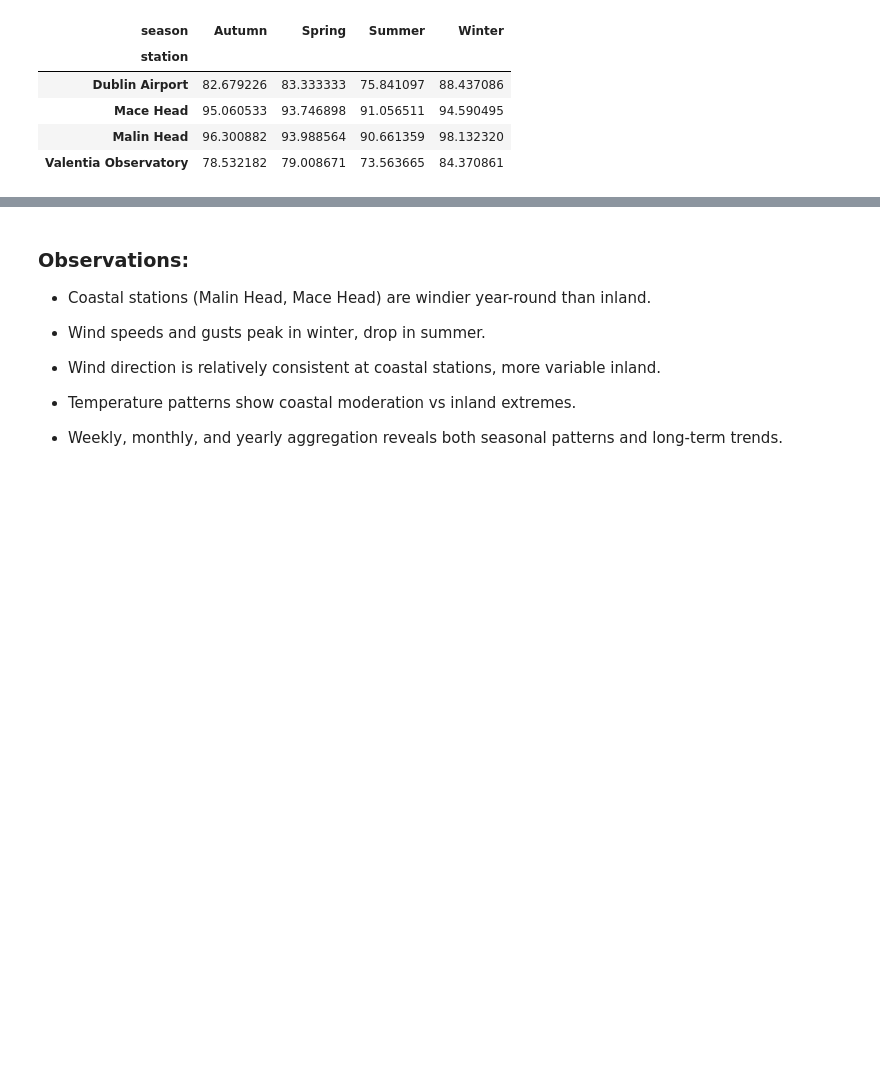
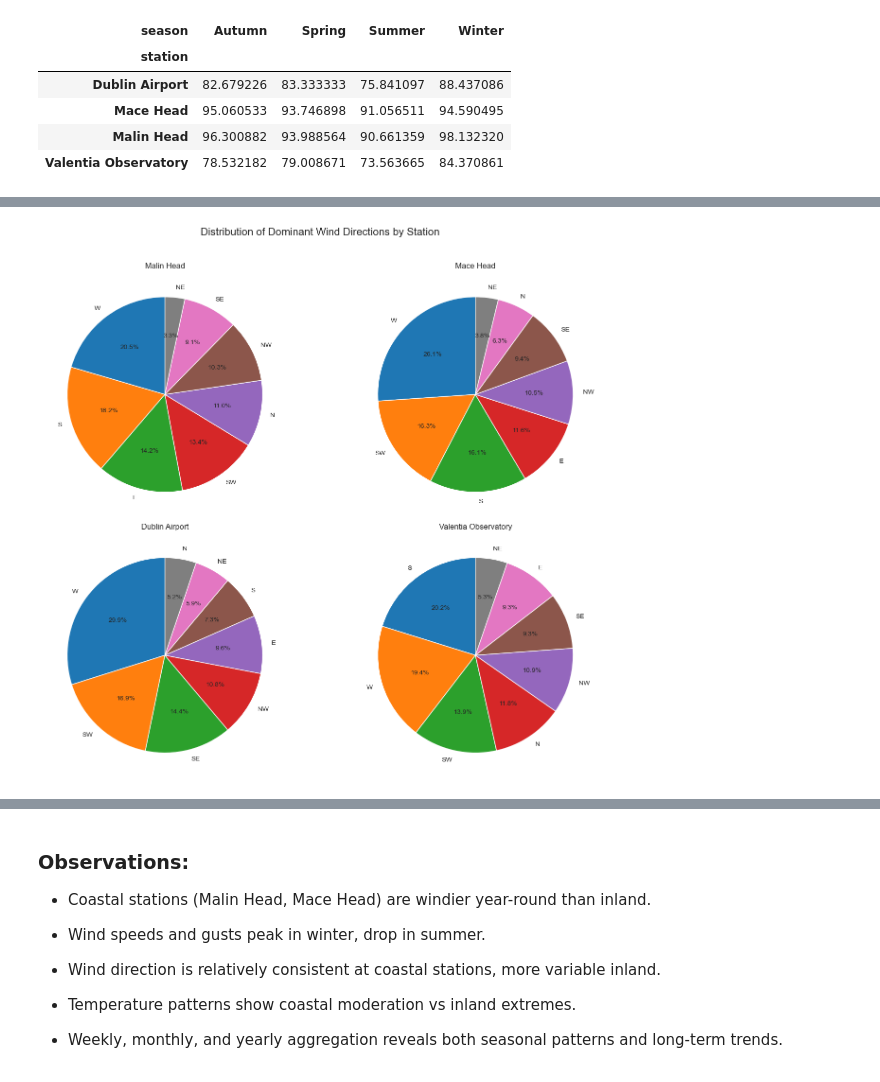
Before and after one commit to fin81985/PFDA-Project, a Jupyter notebook: wind_analysis.ipynb, the cells around one changed output, grey strips where cells are left out. Drawn from its saved outputs; the diff is of its cells as text; code cells hidden in the pictures; blank space fills up the shorter version.

```diff
--- a/wind_analysis.ipynb
+++ b/wind_analysis.ipynb
@@ -229,3 +229,36 @@ plt.show()
+# %%
+
+stations = ['Malin Head', 'Mace Head', 'Dublin Airport', 'Valentia Observatory']
+
+# convert degrees to compass directions
+def degrees_to_compass(degree):
+    directions = ['N', 'NE', 'E', 'SE', 'S', 'SW', 'W', 'NW']
+    idx = int((degree + 22.5) % 360 / 45)
+    return directions[idx]
+
+fig, axes = plt.subplots(2, 2, figsize=(14, 12))
+axes = axes.flatten()
+
+for i, station in enumerate(stations):
+
+    ## Make an explicit copy to avoid SettingWithCopyWarning
+    station_df = combined_df[combined_df['station'] == station].copy() # error avoidance
+
+    # Convert to compass directions
+    station_df['wind_compass'] = station_df['ddhm_numeric'].apply(degrees_to_compass)
+
+    # Count occurrences
+    direction_counts = station_df['wind_compass'].value_counts()
+
+    # Plot pie chart
+    axes[i].pie(direction_counts, labels=direction_counts.index, autopct='%1.1f%%', startangle=90)
+    axes[i].set_title(f'{station}')
+
+plt.suptitle('Distribution of Dominant Wind Directions by Station', fontsize=16)
+plt.tight_layout(rect=[0, 0, 1, 0.96])
+plt.show()
+# %% [output]
+[figure, added]
 # %%
 # Boxplot of wind speeds by season and station
 
```
Also changed, not shown: parts of 5 cells of this notebook.
